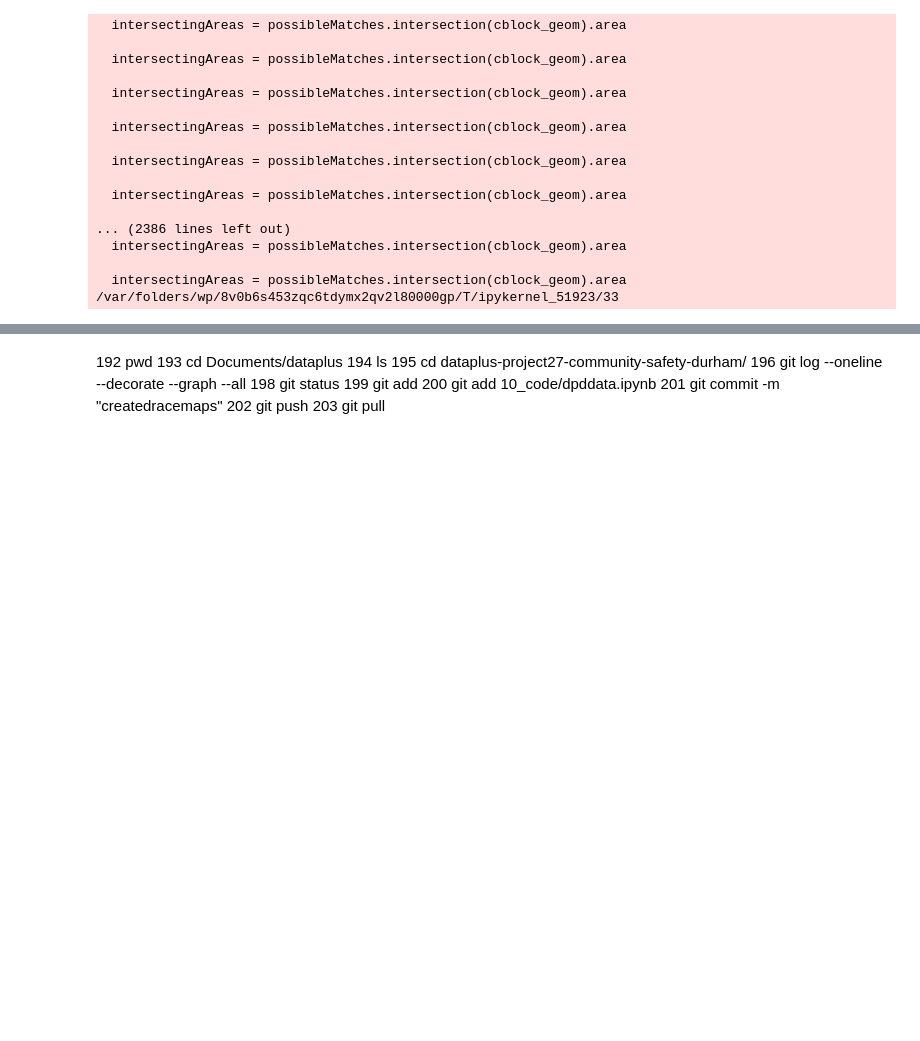
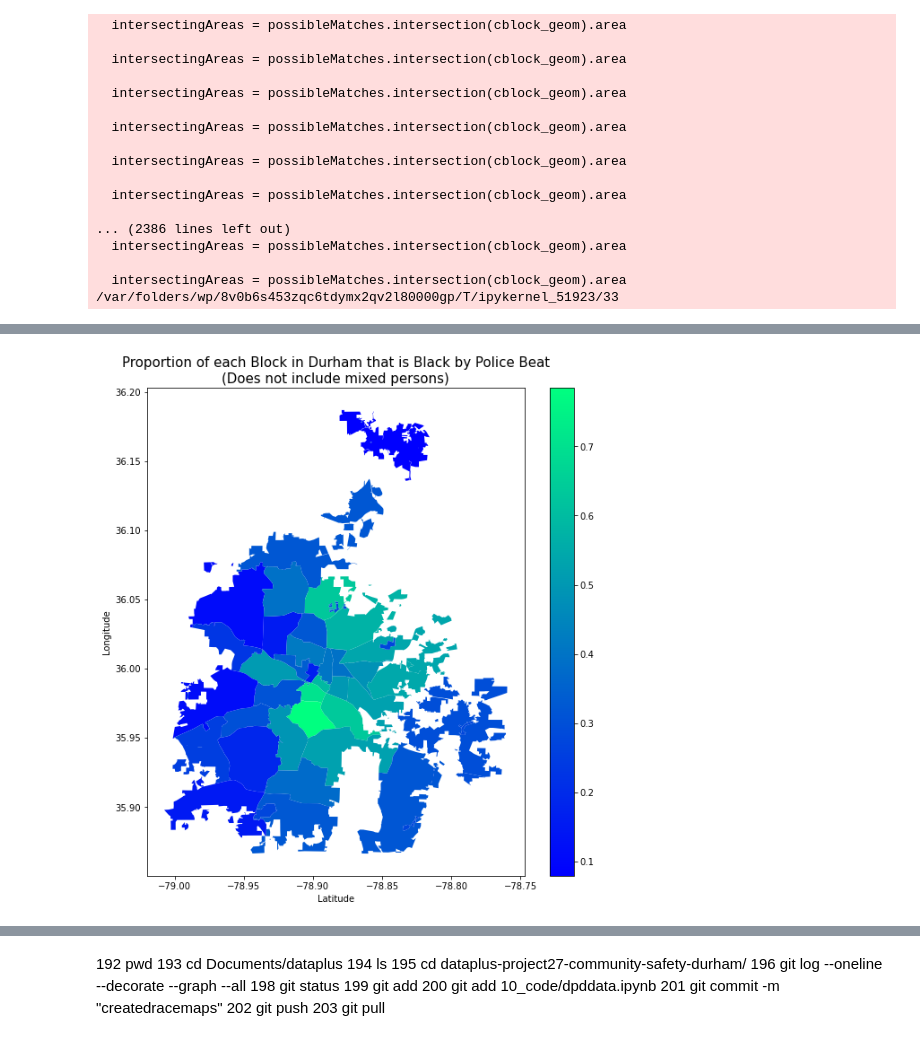
Before and after one commit to sadiesheridan/dataplus-project27-community-safety-durham, a Jupyter notebook: 10_code/dpddata.ipynb, the cells around one changed output, grey strips where cells are left out. Drawn from its saved outputs; the diff is of its cells as text; code cells hidden in the pictures; blank space fills up the shorter version.

```diff
--- a/10_code/dpddata.ipynb
+++ b/10_code/dpddata.ipynb
@@ -481,0 +502,14 @@ AttributeError: 'Line2D' object has no property 'aspect'
+# %%
+#trying to plot the race data by beat
+fig, ax = plt.subplots(figsize = (10,10))
+raceineachbeat.plot(column='propblack',
+                                legend=True,
+                                cmap="winter", ax=ax, aspect=1);
+
+# ax.set(title='Number of Calls by Police Beat')
+plt.title("Proportion of each Block in Durham that is Black by Police Beat\n(Does not include mixed persons)", fontsize = 15)
+plt.xlabel("Latitude")
+plt.ylabel("Longitude")
+plt.show()
+# %% [output]
+[figure, added]
```
Also changed, not shown: parts of 11 cells of this notebook.
